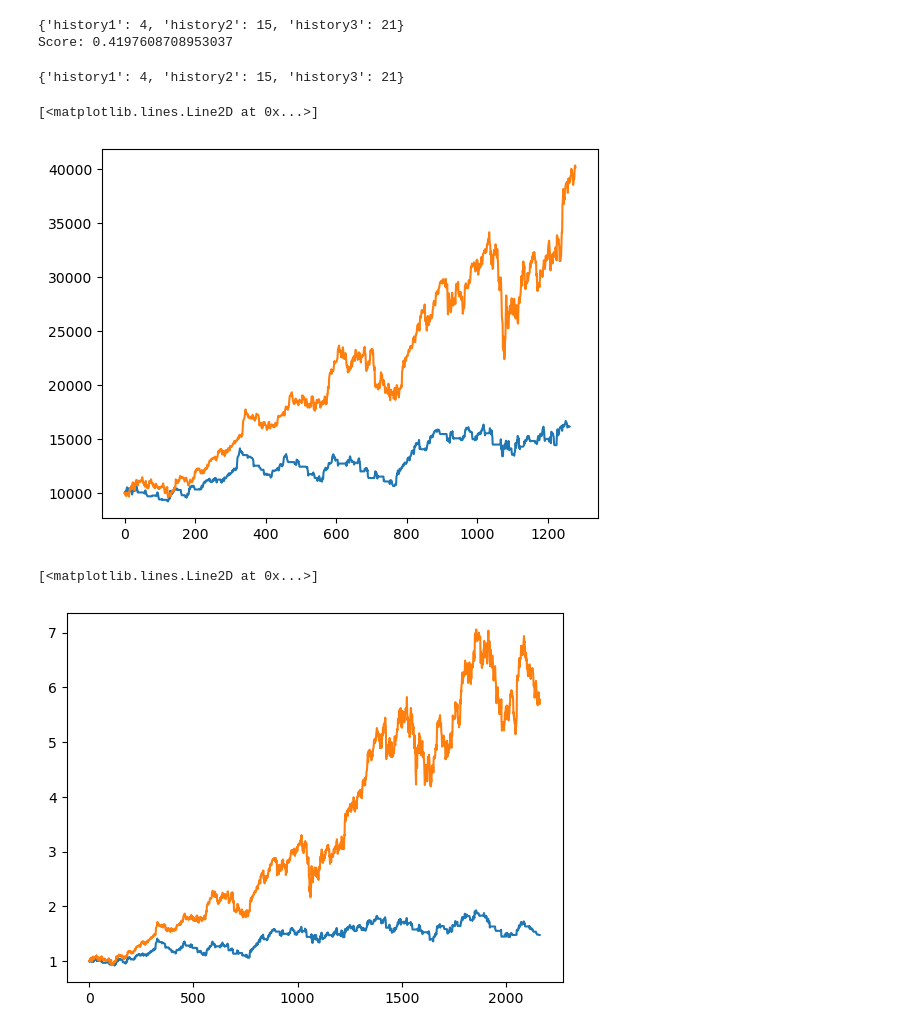
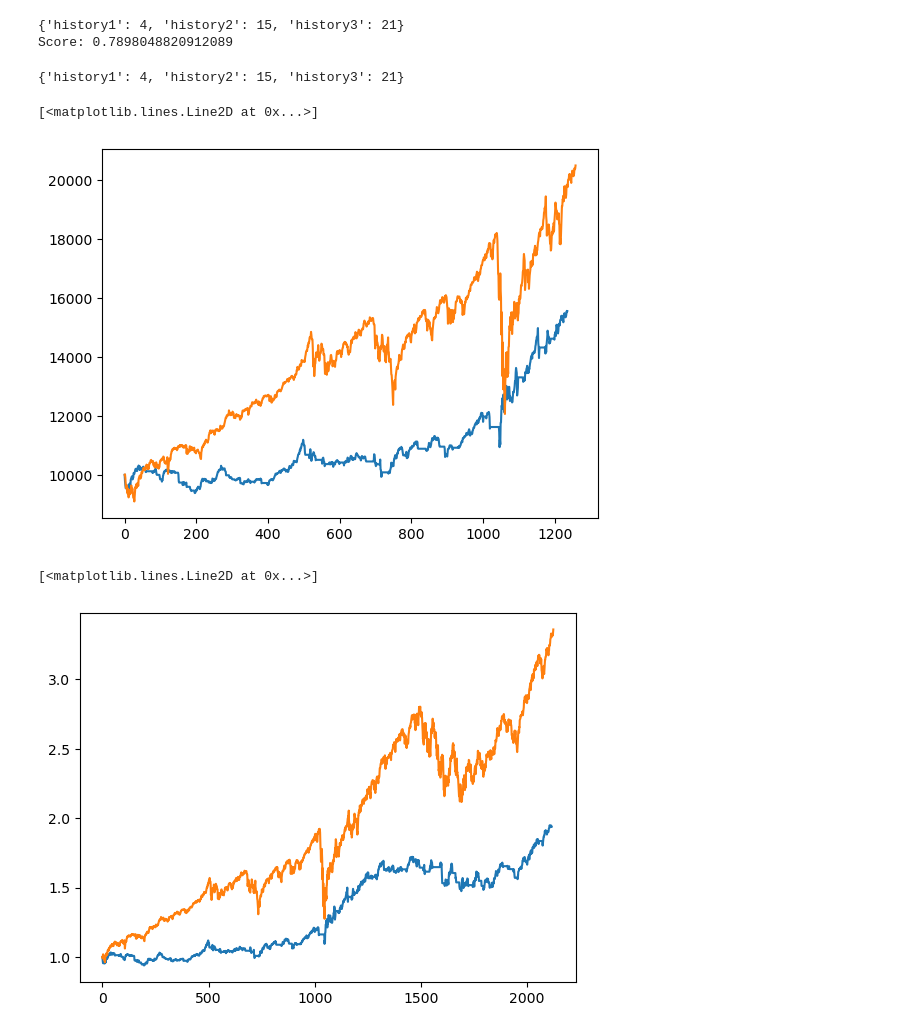
Before and after one commit to luissimaoaf/quantipy, a Jupyter notebook: report_template.ipynb, the cells around one changed output. Cells and saved outputs as stored; diff of their text form; code cells hidden in the pictures.

```diff
--- a/report_template.ipynb
+++ b/report_template.ipynb
@@ -19,7 +19,8 @@ CAPITAL = 10_000
 eur = Currency('EUR')
 asml = Equity('ASML', 'ASML')
 lvmh = Equity('LVMH', 'MC.PA')
-MKT = [lvmh]
+spy = Equity('SPY', 'SPY')
+MKT = [spy]
 
 # strategy
 STRATEGY = TripleMovingAverage(MKT, {})
@@ -57,15 +58,15 @@ opt_results = backtester.optimize(
 opt_results['best_params']
 # %% [output]
 {'history1': 4, 'history2': 15, 'history3': 21}
-Score: 0.4197608708953037
+Score: 0.7898048820912089
 {'history1': 4, 'history2': 15, 'history3': 21}
 # %%
 plt.plot(opt_results['equity'])
-nprice = np.array(data['MC.PA']['Close'])*10000/data['MC.PA']['Close'][0]
+nprice = np.array(data['SPY']['Close'])*10000/data['SPY']['Close'][0]
 plt.plot(nprice)
 # %% [output]
 [<matplotlib.lines.Line2D at 0x...>]
-[figure, old version]
+[figure, new version]
 # %%
 # getting data
 data = {}
@@ -84,10 +85,10 @@ results = live_backtester.process_results(rolling=252)
 # %%
 plt.figure()
 plt.plot(results['equity']/capital)
-plt.plot(np.array(data['MC.PA']['Close'][15:])/data['MC.PA']['Close'][15])
+plt.plot(np.array(data['SPY']['Close'][15:])/data['SPY']['Close'][15])
 # %% [output]
 [<matplotlib.lines.Line2D at 0x...>]
-[figure, old version]
+[figure, new version]
 # %%
 plt.plot(results['rolling_sharpe'])
 print(results['sharpe'])
```
Also changed, not shown: parts of 2 cells of this notebook, 4 other files.
